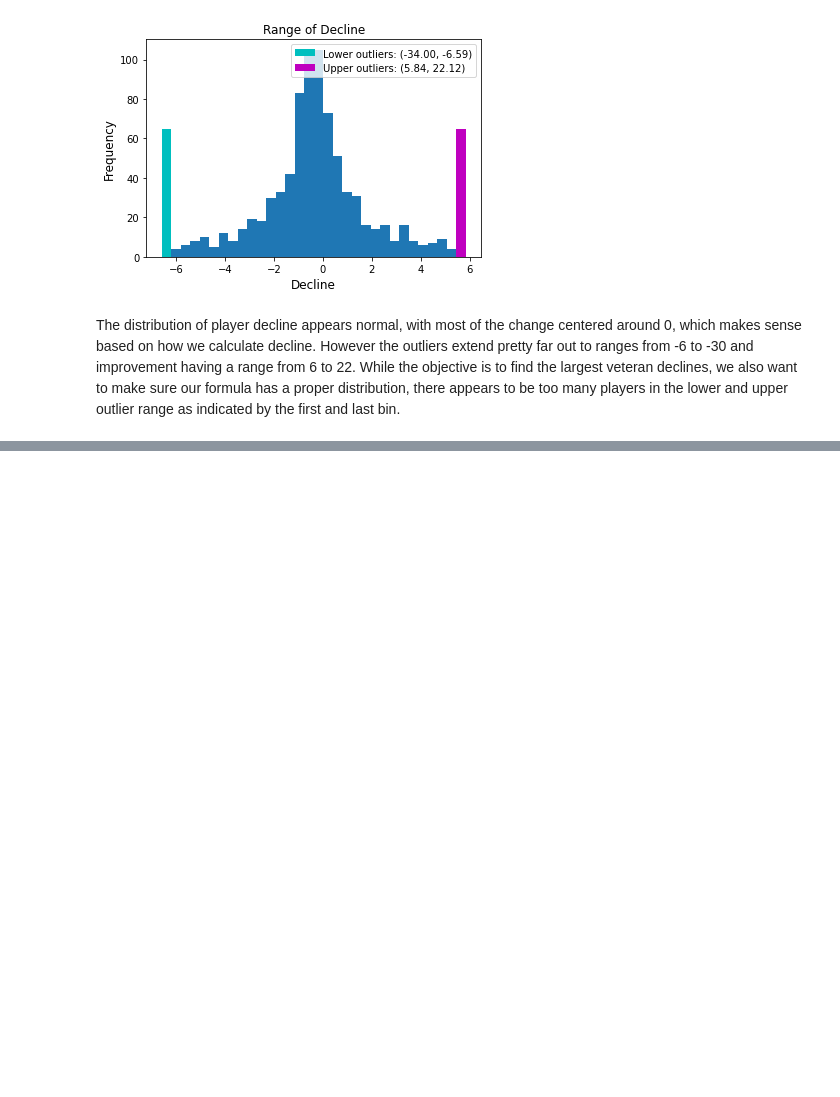
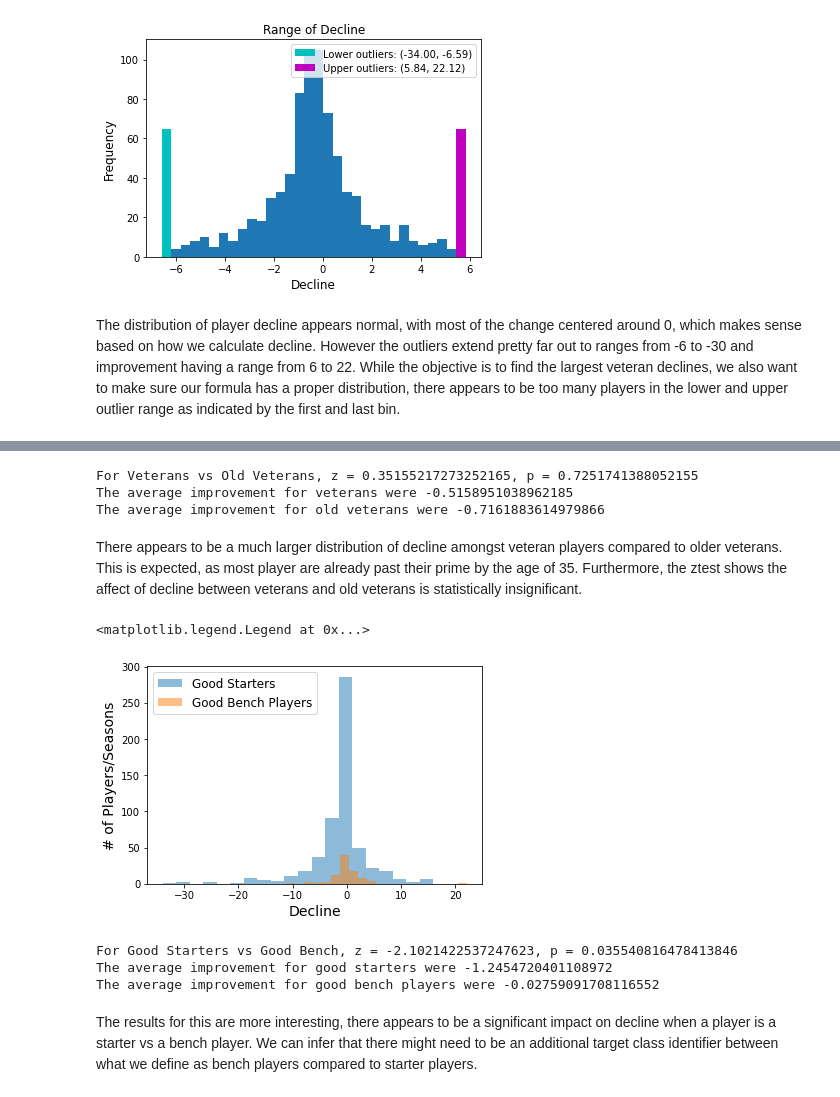
Before and after one commit to GauravMohan1/NBA-Veteran_Analysis, a Jupyter notebook: Logistic.ipynb, the cells around one changed output, grey strips where cells are left out. Drawn from its saved outputs; the diff is of its cells as text; code cells hidden in the pictures; blank space fills up the shorter version.

Commit message:
new inferences

```diff
--- a/Logistic.ipynb
+++ b/Logistic.ipynb
@@ -218,0 +249,33 @@ The distribution of player decline appears normal, with most of the change cente
+# %%
+ztest(veteran, veteran_mins, 'Veterans vs Old Veterans')
+print('The average improvement for veterans were', veteran.mean())
+print('The average improvement for old veterans were', veteran_mins.mean())
+# %% [output]
+For Veterans vs Old Veterans, z = 0.35155217273252165, p = 0.7251741388052155
+The average improvement for veterans were -0.5158951038962185
+The average improvement for old veterans were -0.7161883614979866
+# %% [markdown]
+There appears to be a much larger distribution of decline amongst veteran players compared to older veterans. This is expected, as most player are already past their prime by the age of 35. Furthermore, the ztest shows the affect of decline between veterans and old veterans is statistically insignificant.
+# %%
+# Separate data into good starters and good bench
+good_starters = df.loc[(df['WS/48']>=0.1) & (df['MP']/df['G']>25), 'Decline']
+good_bench = df.loc[(df['WS/48']>=0.1) & (df['MP']/df['G']<=25), 'Decline']
+ax = plt.hist(good_starters, bins=20, alpha=0.5, label='Good Starters')
+ax = plt.hist(good_bench, bins=20, alpha=0.5, label='Good Bench Players')
+plt.xlabel('Decline', fontsize=14)
+plt.ylabel('# of Players/Seasons', fontsize=14)
+plt.legend(fontsize=12)
+# %% [output]
+<matplotlib.legend.Legend at 0x...>
+[figure, added]
+# %%
+
+ztest(good_starters, good_bench, 'Good Starters vs Good Bench')
+print('The average improvement for good starters were', good_starters.mean())
+print('The average improvement for good bench players were', good_bench.mean())
+# %% [output]
+For Good Starters vs Good Bench, z = -2.1021422537247623, p = 0.035540816478413846
+The average improvement for good starters were -1.2454720401108972
+The average improvement for good bench players were -0.02759091708116552
+# %% [markdown]
+The results for this are more interesting, there appears to be a significant impact on decline when a player is a starter vs a bench player. We can infer that there might need to be an additional target class identifier between what we define as bench players compared to starter players.
```
Also changed, not shown: parts of 5 cells of this notebook.
